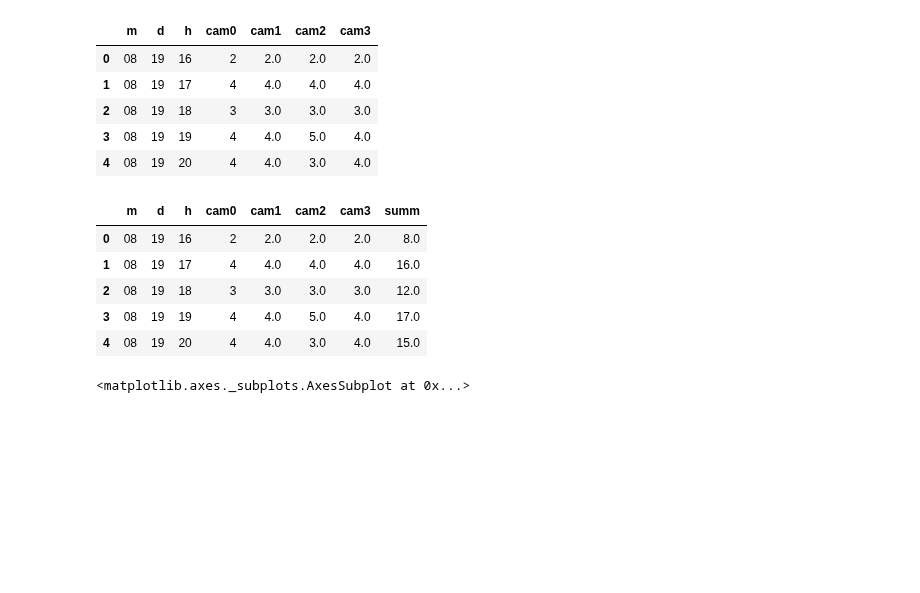
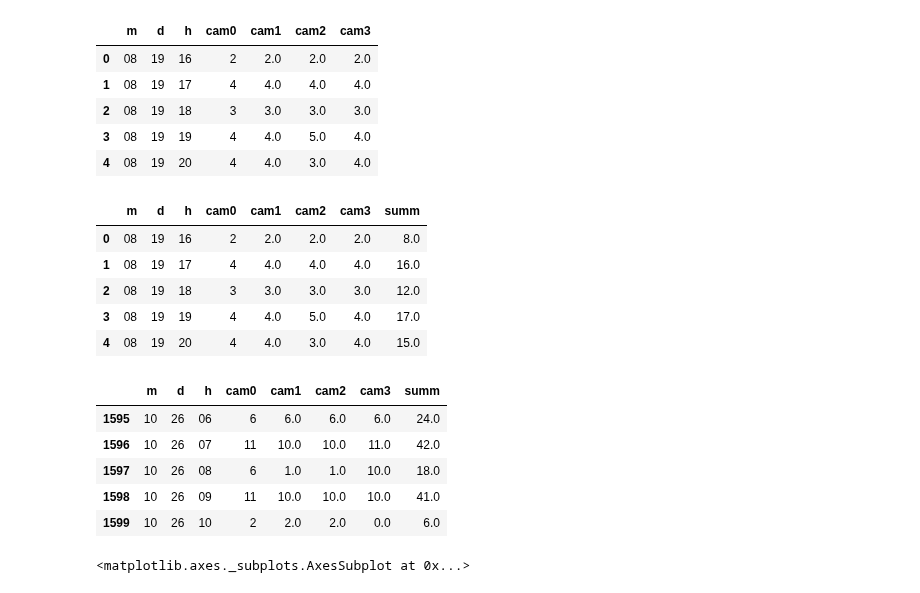
Before and after one commit to aschle/bees-sna, a Jupyter notebook: bib/Zeitversatz.ipynb, the cells around one changed output. Cells and saved outputs as stored; diff of their text form; code cells hidden in the pictures; blank space fills up the shorter version.

```diff
--- a/bib/Zeitversatz.ipynb
+++ b/bib/Zeitversatz.ipynb
@@ -287,6 +287,15 @@ df_all.head()
 | 2 | 08 | 19 | 18 | 3 | 3.0 | 3.0 | 3.0 | 12.0 |
 | 3 | 08 | 19 | 19 | 4 | 4.0 | 5.0 | 4.0 | 17.0 |
 | 4 | 08 | 19 | 20 | 4 | 4.0 | 3.0 | 4.0 | 15.0 |
+# %%
+df_all.tail()
+# %% [output]
+|  | m | d | h | cam0 | cam1 | cam2 | cam3 | summ |
+| 1595 | 10 | 26 | 06 | 6 | 6.0 | 6.0 | 6.0 | 24.0 |
+| 1596 | 10 | 26 | 07 | 11 | 10.0 | 10.0 | 11.0 | 42.0 |
+| 1597 | 10 | 26 | 08 | 6 | 1.0 | 1.0 | 10.0 | 18.0 |
+| 1598 | 10 | 26 | 09 | 11 | 10.0 | 10.0 | 10.0 | 41.0 |
+| 1599 | 10 | 26 | 10 | 2 | 2.0 | 2.0 | 0.0 | 6.0 |
 # %%
 df_all.summ.plot.box()
 # %% [output]
```
Also changed, not shown: parts of 21 cells of this notebook.
